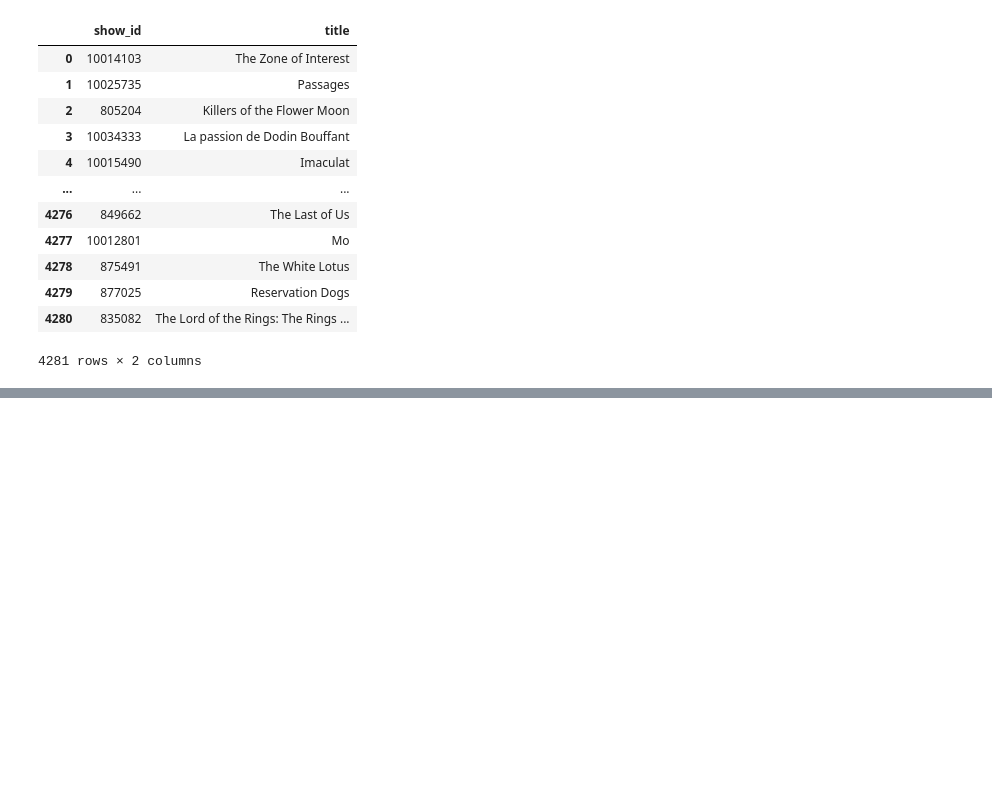
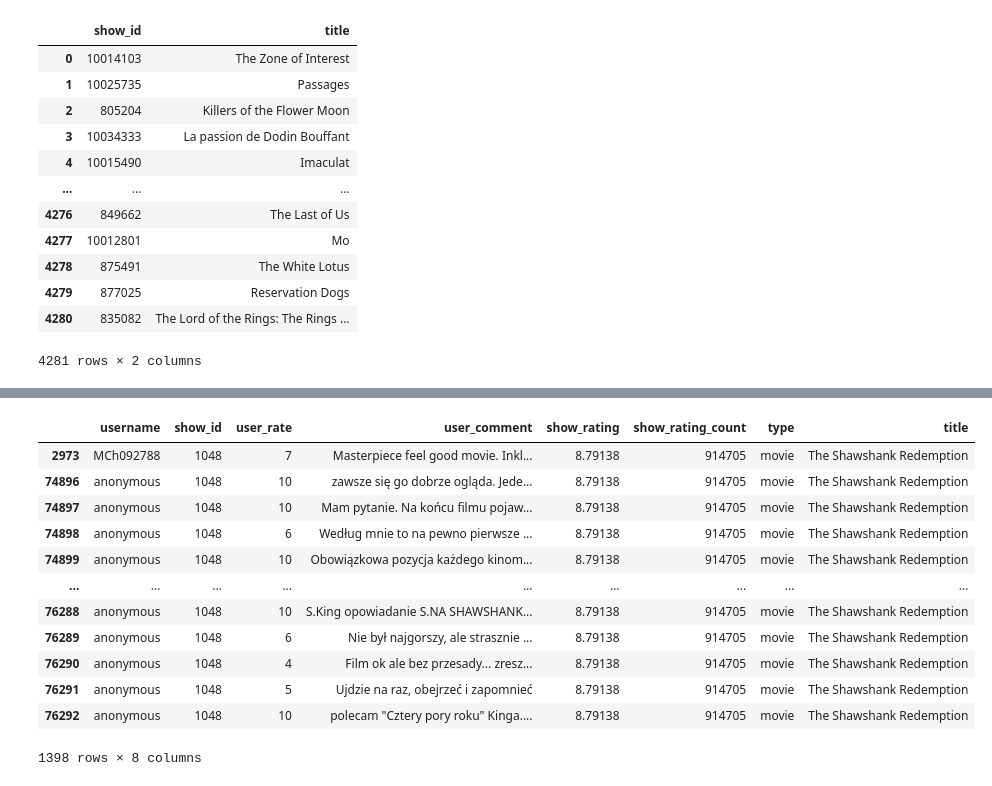
Before and after one commit to Michal299/mm-review-based-rate-ai, a Jupyter notebook: scrapper/filmweb_scrapper.ipynb, the cells around one changed output, grey strips where cells are left out. Saved outputs shown, nothing was run; the diff lists cells and outputs as text; code cells hidden in the pictures; blank space fills up the shorter version.

```diff
--- a/scrapper/filmweb_scrapper.ipynb
+++ b/scrapper/filmweb_scrapper.ipynb
@@ -488,0 +692,4 @@ merge.to_json("../dataset/dataset_with_titles.json")
+# %%
+extended_dataset = pd.concat([base, extend], ignore_index=True)
+extended_dataset.to_csv('../dataset/extended_dataset.csv', index=False, sep='$', encoding='utf-8')
+extended_dataset.to_json('../dataset/extended_dataset.json')
@@ -488,0 +713,16 @@ merge.to_json("../dataset/dataset_with_titles.json")
+# %%
+extended_dataset[extended_dataset['title'] == 'The Shawshank Redemption']
+# %% [output]
+|  | username | show_id | user_rate | user_comment | show_rating | show_rating_count | type | title |
+| 2973 | MCh092788 | 1048 | 7 | Masterpiece feel good movie. Inkl... | 8.79138 | 914705 | movie | The Shawshank Redemption |
+| 74896 | anonymous | 1048 | 10 | zawsze się go dobrze ogląda. Jede... | 8.79138 | 914705 | movie | The Shawshank Redemption |
+| 74897 | anonymous | 1048 | 10 | Mam pytanie. Na końcu filmu pojaw... | 8.79138 | 914705 | movie | The Shawshank Redemption |
+| 74898 | anonymous | 1048 | 6 | Według mnie to na pewno pierwsze ... | 8.79138 | 914705 | movie | The Shawshank Redemption |
+| 74899 | anonymous | 1048 | 10 | Obowiązkowa pozycja każdego kinom... | 8.79138 | 914705 | movie | The Shawshank Redemption |
+| ... | ... | ... | ... | ... | ... | ... | ... | ... |
+| 76288 | anonymous | 1048 | 10 | S.King opowiadanie S.NA SHAWSHANK... | 8.79138 | 914705 | movie | The Shawshank Redemption |
+| 76289 | anonymous | 1048 | 6 | Nie był najgorszy, ale strasznie ... | 8.79138 | 914705 | movie | The Shawshank Redemption |
+| 76290 | anonymous | 1048 | 4 | Film ok ale bez przesady... zresz... | 8.79138 | 914705 | movie | The Shawshank Redemption |
+| 76291 | anonymous | 1048 | 5 | Ujdzie na raz, obejrzeć i zapomnieć | 8.79138 | 914705 | movie | The Shawshank Redemption |
+| 76292 | anonymous | 1048 | 10 | polecam "Cztery pory roku" Kinga.... | 8.79138 | 914705 | movie | The Shawshank Redemption |
+1398 rows × 8 columns
```
Also changed, not shown: parts of 14 cells of this notebook, 8 other files.
